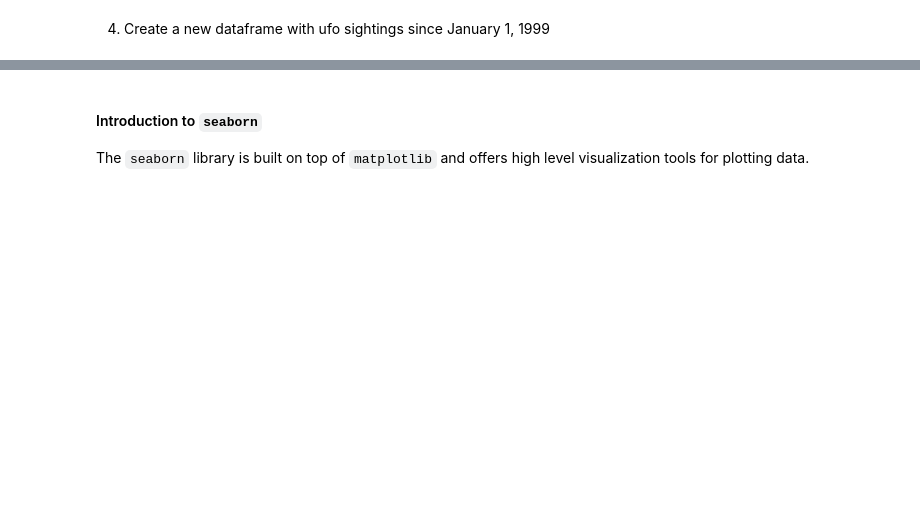
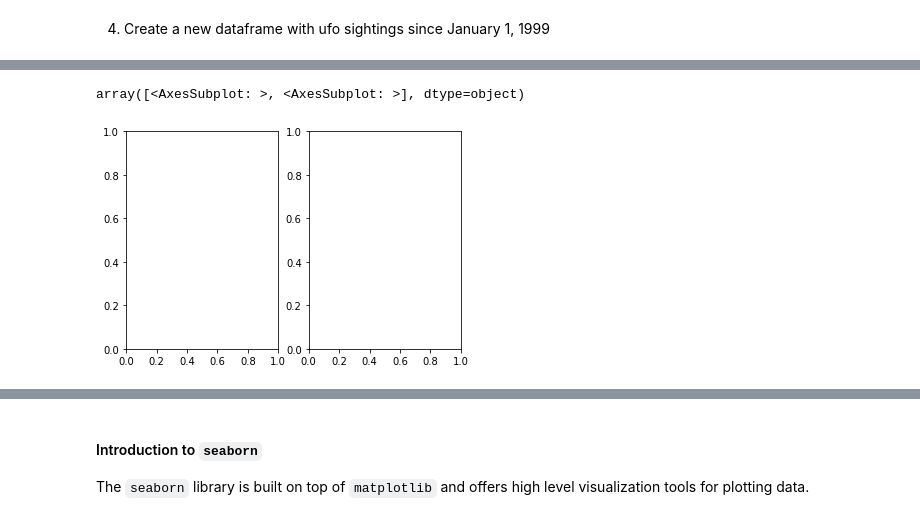
Before and after one commit to gilad247/NYU-Bootcamp, a Jupyter notebook: notebooks/module_1/class_8/plotting_seaborn.ipynb, the cells around one changed output, grey strips where cells are left out. Saved outputs shown, nothing was run; the diff lists cells and outputs as text; code cells hidden in the pictures; blank space fills up the shorter version.

```diff
--- a/notebooks/module_1/class_8/plotting_seaborn.ipynb
+++ b/notebooks/module_1/class_8/plotting_seaborn.ipynb
@@ -68,3 +198,8 @@ from datetime import datetime
 ![](https://matplotlib.org/stable/_images/sphx_glr_anatomy_001_2_0x.png)
 # %%
 ### create a 1 row 2 column plot
+fig, ax = plt.subplots(nrows = 1, ncols = 2)
+ax
+# %% [output]
+array([<AxesSubplot: >, <AxesSubplot: >], dtype=object)
+[figure, added]
```
Also changed, not shown: parts of 30 cells of this notebook, 7 other files.
